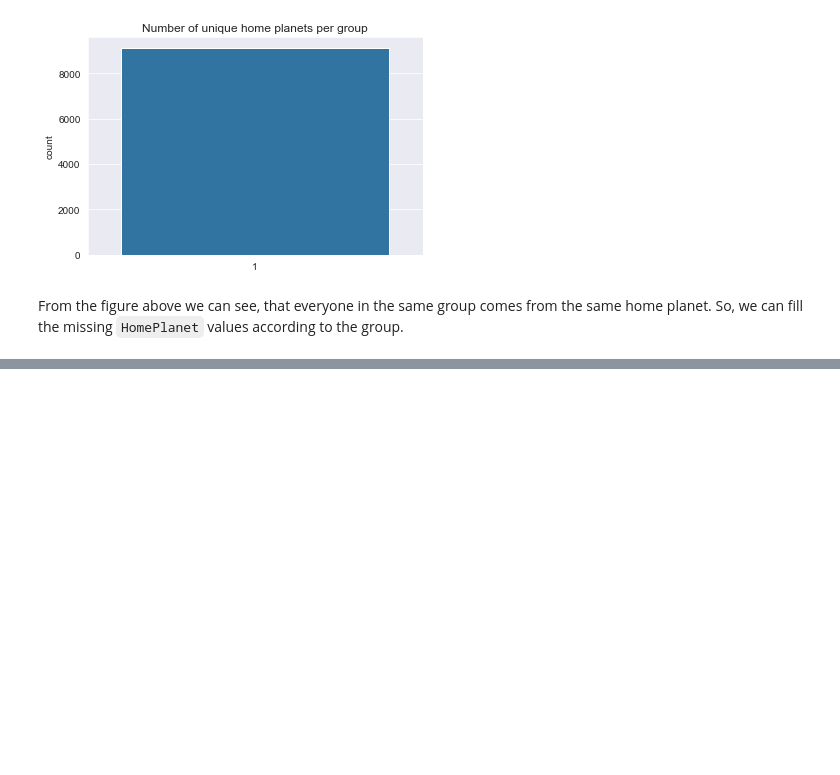
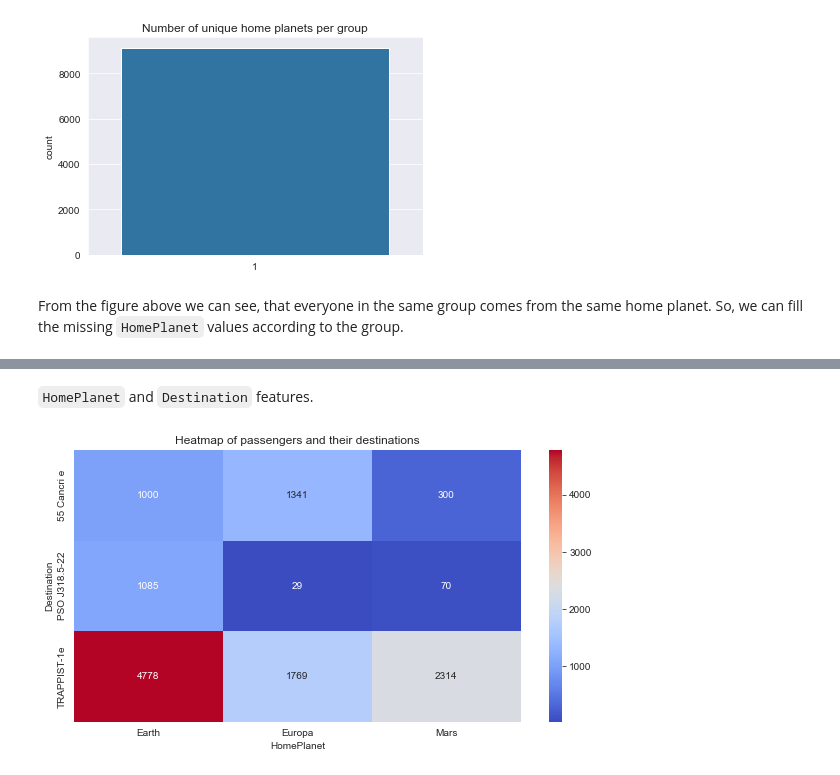
Before and after one commit to Ark3M/Kaggle-competitions, a Jupyter notebook: Spaceship Titanic/Spaceship_Titanic.ipynb, the cells around one changed output, grey strips where cells are left out. Cells and saved outputs as stored; diff of their text form; code cells hidden in the pictures; blank space fills up the shorter version.

```diff
--- a/Spaceship Titanic/Spaceship_Titanic.ipynb
+++ b/Spaceship Titanic/Spaceship_Titanic.ipynb
@@ -486,0 +577,11 @@ From the figure above we can see, that everyone in the same group comes from the
+# %% [markdown]
+`HomePlanet` and `Destination` features.
+# %%
+# Joint distribution of HomePlanet and Destination
+hpd = data.groupby(["HomePlanet", "Destination"])["Destination"].size().unstack().fillna(0)
+
+plt.figure(figsize=(10, 5))
+sns.heatmap(hpd.T, annot=True, fmt="g", cmap="coolwarm")
+plt.title("Heatmap of passengers and their destinations");
+# %% [output]
+[figure, added]
```
Also changed, not shown: parts of 12 cells of this notebook.
